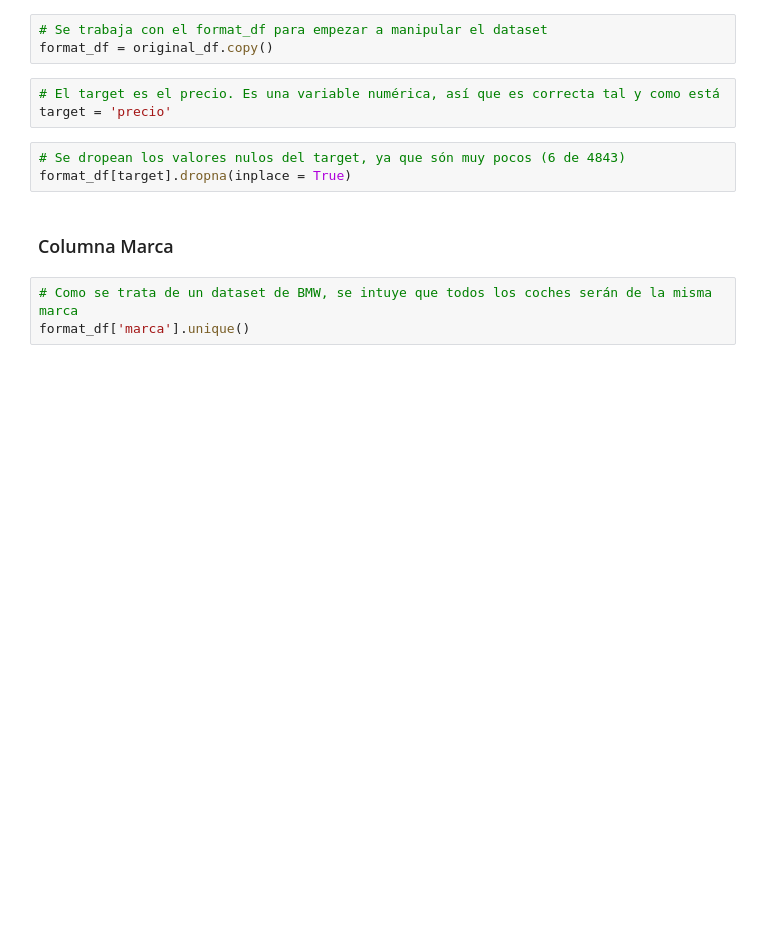
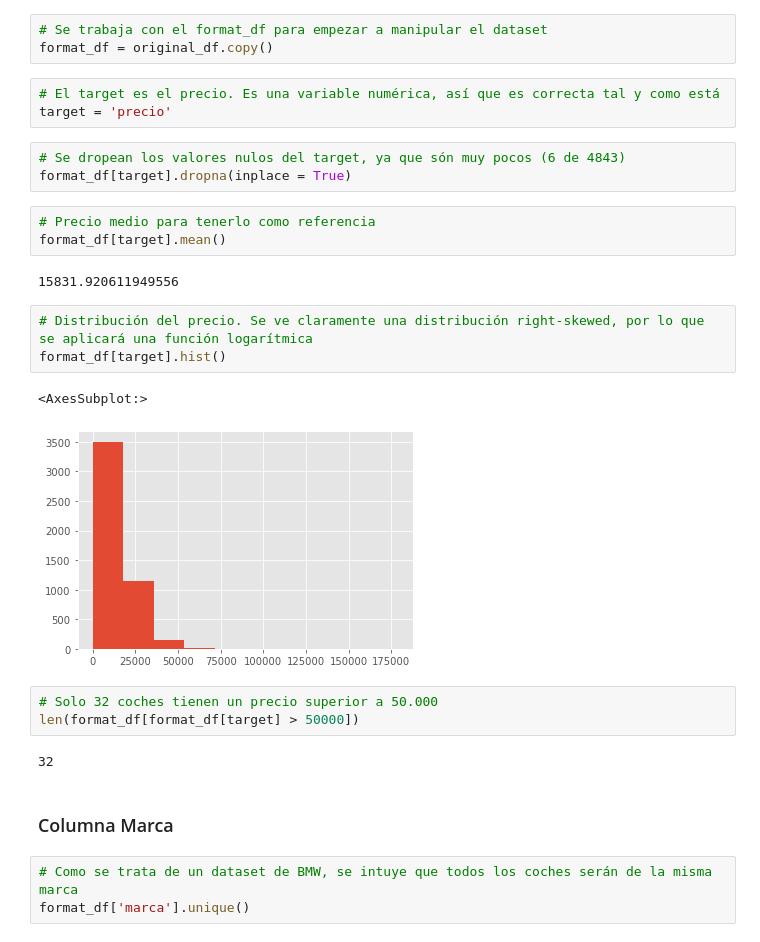
Before and after one commit to Rodrixx05/bmw-pricing, a Jupyter notebook: bmw_pricing_project.ipynb, the cells around one changed output. Cells and saved outputs as stored; diff of their text form; blank space fills up the shorter version.

Commit message:
Se hace un EDA del target, numéricas y categóricas

```diff
--- a/bmw_pricing_project.ipynb
+++ b/bmw_pricing_project.ipynb
@@ -154,6 +157,22 @@ target = 'precio'
 # %%
 # Se dropean los valores nulos del target, ya que són muy pocos (6 de 4843)
 format_df[target].dropna(inplace = True)
+# %%
+# Precio medio para tenerlo como referencia
+format_df[target].mean()
+# %% [output]
+15831.920611949556
+# %%
+# Distribución del precio. Se ve claramente una distribución right-skewed, por lo que se aplicará una función logarítmica
+format_df[target].hist()
+# %% [output]
+<AxesSubplot:>
+[figure, added]
+# %%
+# Solo 32 coches tienen un precio superior a 50.000
+len(format_df[format_df[target] > 50000])
+# %% [output]
+32
 # %% [markdown]
 ### Columna Marca
 # %%
```
Also changed, not shown: parts of 32 cells of this notebook.
